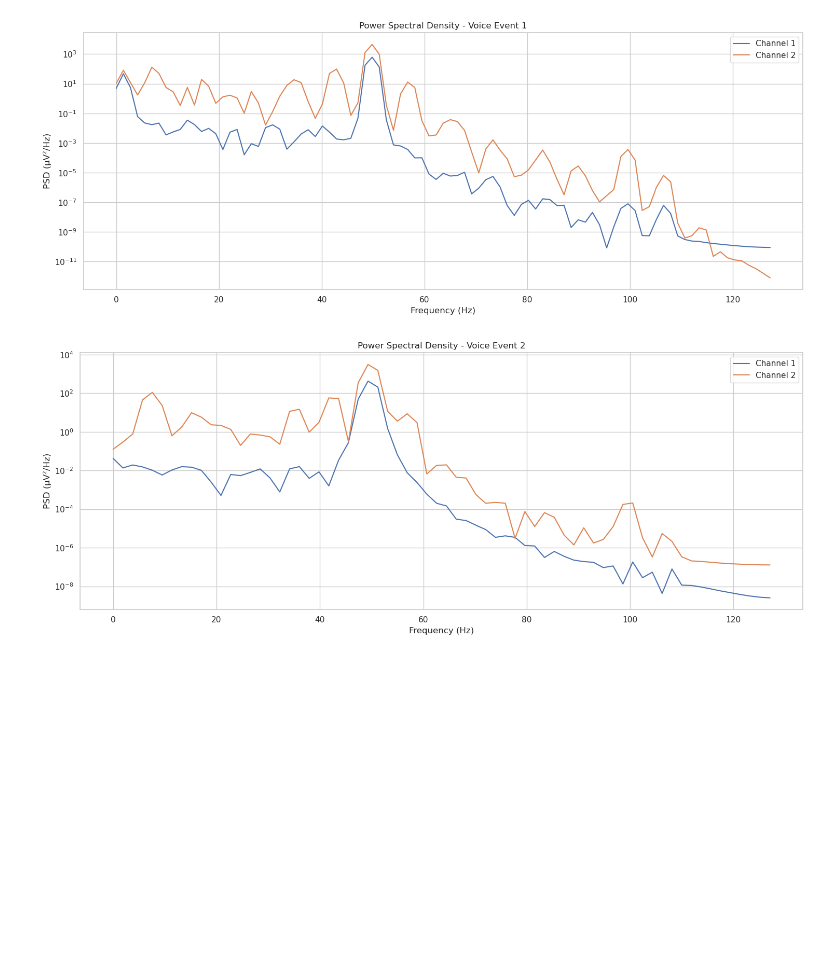
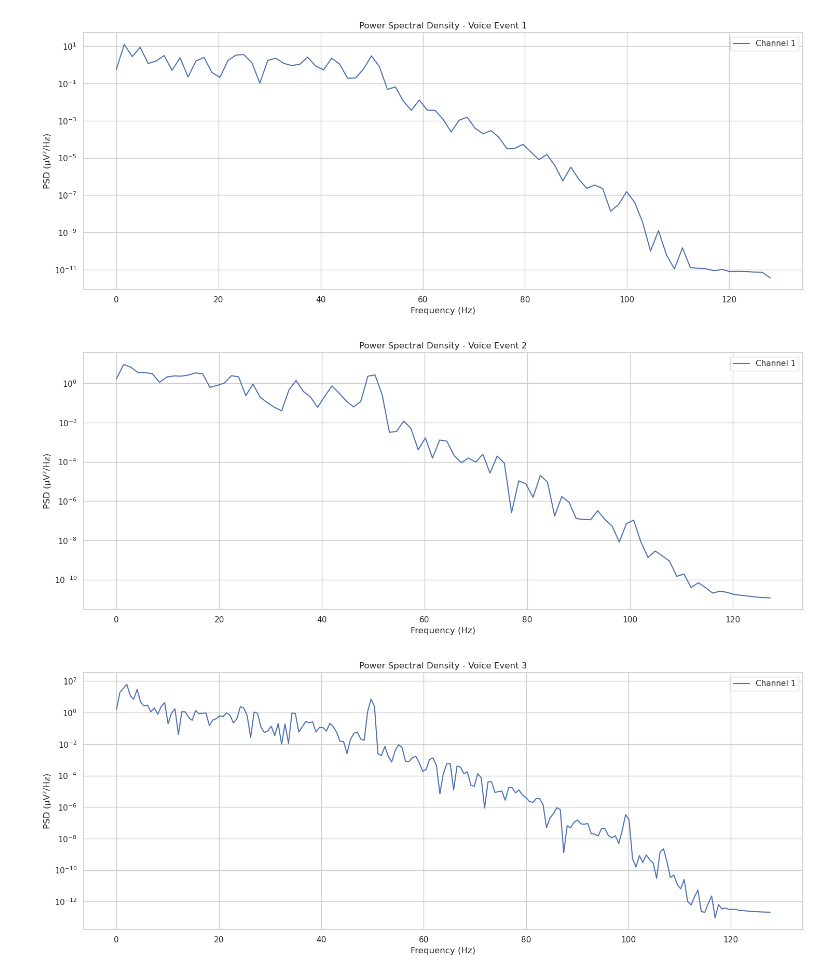
Before and after one commit to michaloblastni/eeg_experiment, a Jupyter notebook: EEG_Data_Analysis.ipynb, the cells around one changed output. Saved outputs shown, nothing was run; the diff lists cells and outputs as text; code cells hidden in the pictures; blank space fills up the shorter version.

```diff
--- a/EEG_Data_Analysis.ipynb
+++ b/EEG_Data_Analysis.ipynb
@@ -51,7 +51,7 @@ fs = 256  # Adjust based on your device's sampling rate
 
 # Apply bandpass filter to both channels
 eeg_df['ch1_filtered'] = bandpass_filter(eeg_df['ch1'], 1, 40, fs)
-eeg_df['ch2_filtered'] = bandpass_filter(eeg_df['ch2'], 1, 40, fs)
+#eeg_df['ch2_filtered'] = bandpass_filter(eeg_df['ch2'], 1, 40, fs)
 # %%
 # Extract baseline start and end times
 baseline_start = log_df[log_df['event'] == 'baseline_start']['timestamp'].values[0]
@@ -144,20 +155,21 @@ band_powers_df
 # %%
 # Analyze each voice event
 for i, (start, end) in enumerate(voice_events):
     event_data = eeg_df[(eeg_df['timestamp'] >= start) & (eeg_df['timestamp'] <= end)]
     freqs, psd_ch1 = compute_psd(event_data['ch1_filtered'], fs)
-    _, psd_ch2 = compute_psd(event_data['ch2_filtered'], fs)
+    #_, psd_ch2 = compute_psd(event_data['ch2_filtered'], fs)
 
     # Plot PSD for voice event
     plt.figure(figsize=(15, 6))
     plt.semilogy(freqs, psd_ch1, label='Channel 1')
-    plt.semilogy(freqs, psd_ch2, label='Channel 2')
+   # plt.semilogy(freqs, psd_ch2, label='Channel 2')
     plt.xlabel('Frequency (Hz)')
     plt.ylabel('PSD (μV²/Hz)')
     plt.title(f'Power Spectral Density - Voice Event {i+1}')
     plt.legend()
     plt.tight_layout()
     plt.show()
 # %% [output]
-[figure, old version]
+[figure, new version]
-[figure, old version]
+[figure, new version]
+[figure, added]
```
Also changed, not shown: parts of 5 cells of this notebook.
